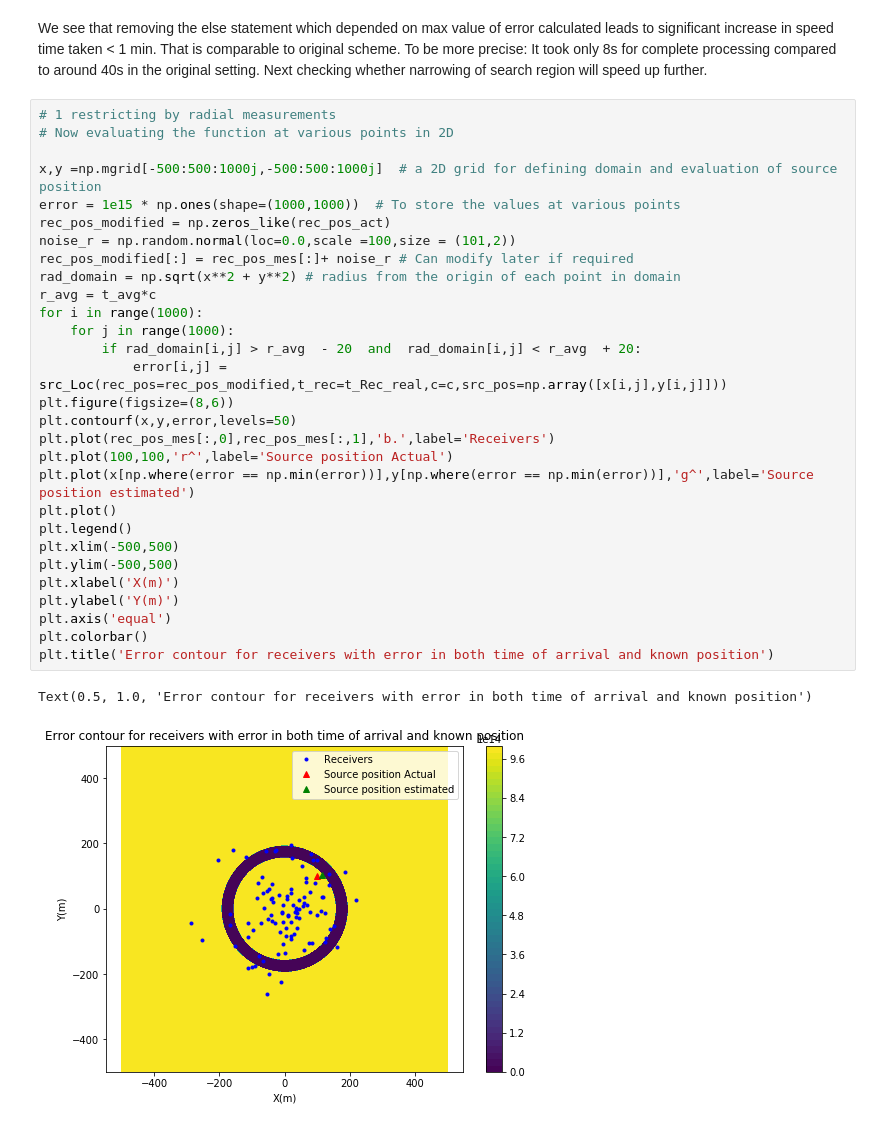
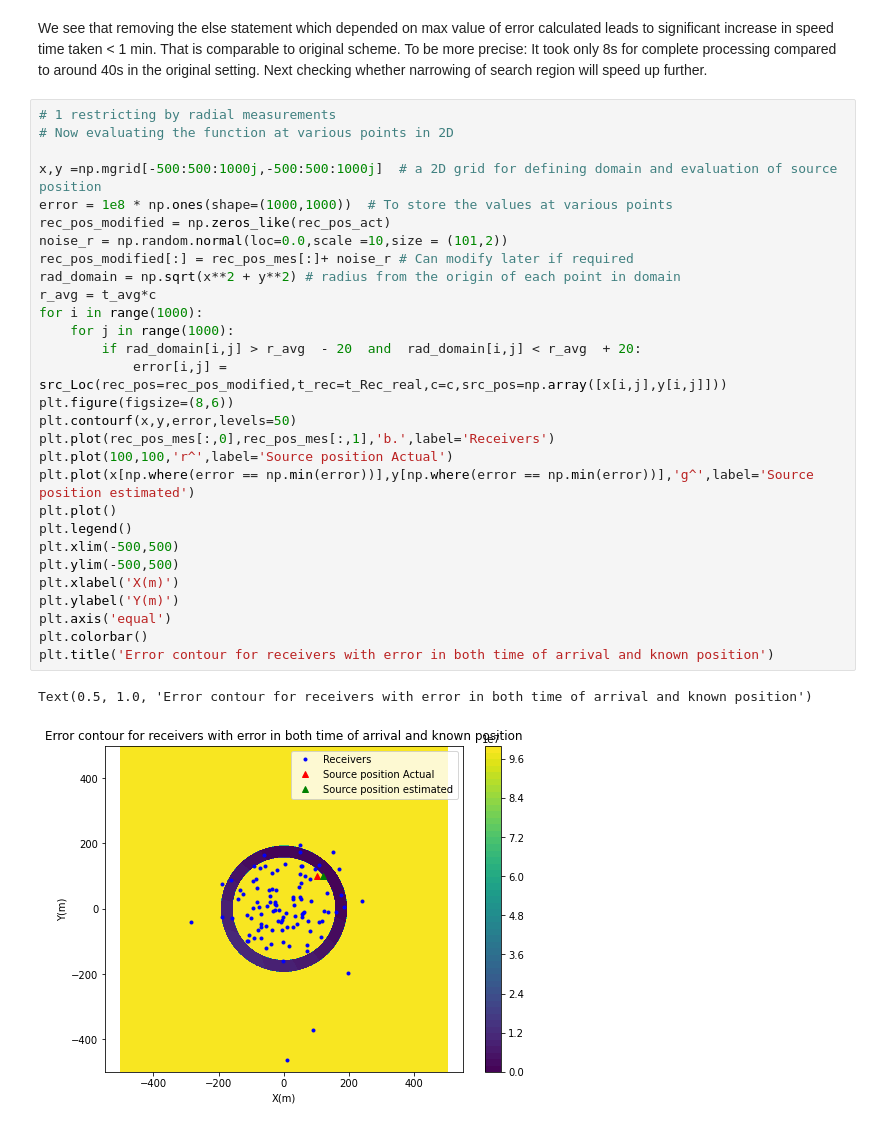
Before and after one commit to Student-Satellite-IITB/GLEE, a Jupyter notebook: Seismology_Simulations/Source_localization_mean_pos_method.ipynb, the cells around one changed output. Cells and saved outputs as stored; diff of their text form.

```diff
--- a/Seismology_Simulations/Source_localization_mean_pos_method.ipynb
+++ b/Seismology_Simulations/Source_localization_mean_pos_method.ipynb
@@ -241,34 +247,34 @@ Next checking whether narrowing of search region will speed up further.
 # %%
 # 1 restricting by radial measurements
 # Now evaluating the function at various points in 2D
 
 x,y =np.mgrid[-500:500:1000j,-500:500:1000j]  # a 2D grid for defining domain and evaluation of source position
-error = 1e15 * np.ones(shape=(1000,1000))  # To store the values at various points
+error = 1e8 * np.ones(shape=(1000,1000))  # To store the values at various points
 rec_pos_modified = np.zeros_like(rec_pos_act)
-noise_r = np.random.normal(loc=0.0,scale =100,size = (101,2))
+noise_r = np.random.normal(loc=0.0,scale =10,size = (101,2))
 rec_pos_modified[:] = rec_pos_mes[:]+ noise_r # Can modify later if required
 rad_domain = np.sqrt(x**2 + y**2) # radius from the origin of each point in domain
 r_avg = t_avg*c
 for i in range(1000):
     for j in range(1000):
         if rad_domain[i,j] > r_avg  - 20  and  rad_domain[i,j] < r_avg  + 20:
             error[i,j] = src_Loc(rec_pos=rec_pos_modified,t_rec=t_Rec_real,c=c,src_pos=np.array([x[i,j],y[i,j]]))
 plt.figure(figsize=(8,6))
 plt.contourf(x,y,error,levels=50)
 plt.plot(rec_pos_mes[:,0],rec_pos_mes[:,1],'b.',label='Receivers')
 plt.plot(100,100,'r^',label='Source position Actual')
 plt.plot(x[np.where(error == np.min(error))],y[np.where(error == np.min(error))],'g^',label='Source position estimated')
 plt.plot()
 plt.legend()
 plt.xlim(-500,500)
 plt.ylim(-500,500)
 plt.xlabel('X(m)')
 plt.ylabel('Y(m)')
 plt.axis('equal')
 plt.colorbar()
 plt.title('Error contour for receivers with error in both time of arrival and known position')
 # %% [output]
 Text(0.5, 1.0, 'Error contour for receivers with error in both time of arrival and known position')
-[figure, old version]
+[figure, new version]
 # %% [markdown]
 The computation is further reduced to around 4 to 5s. However, the actual source position is not contained within the limited region.
```
Also changed, not shown: parts of 19 cells of this notebook.
